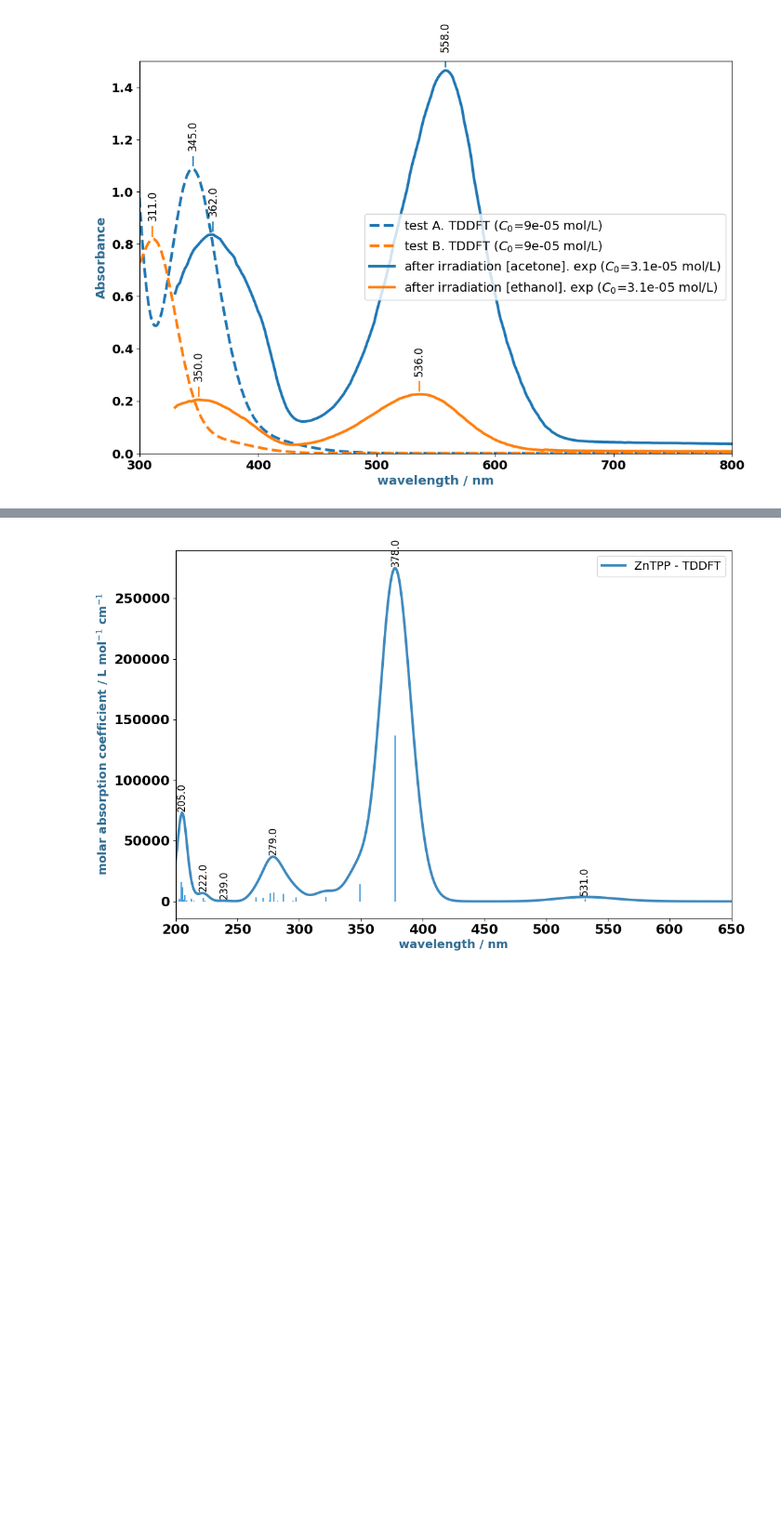
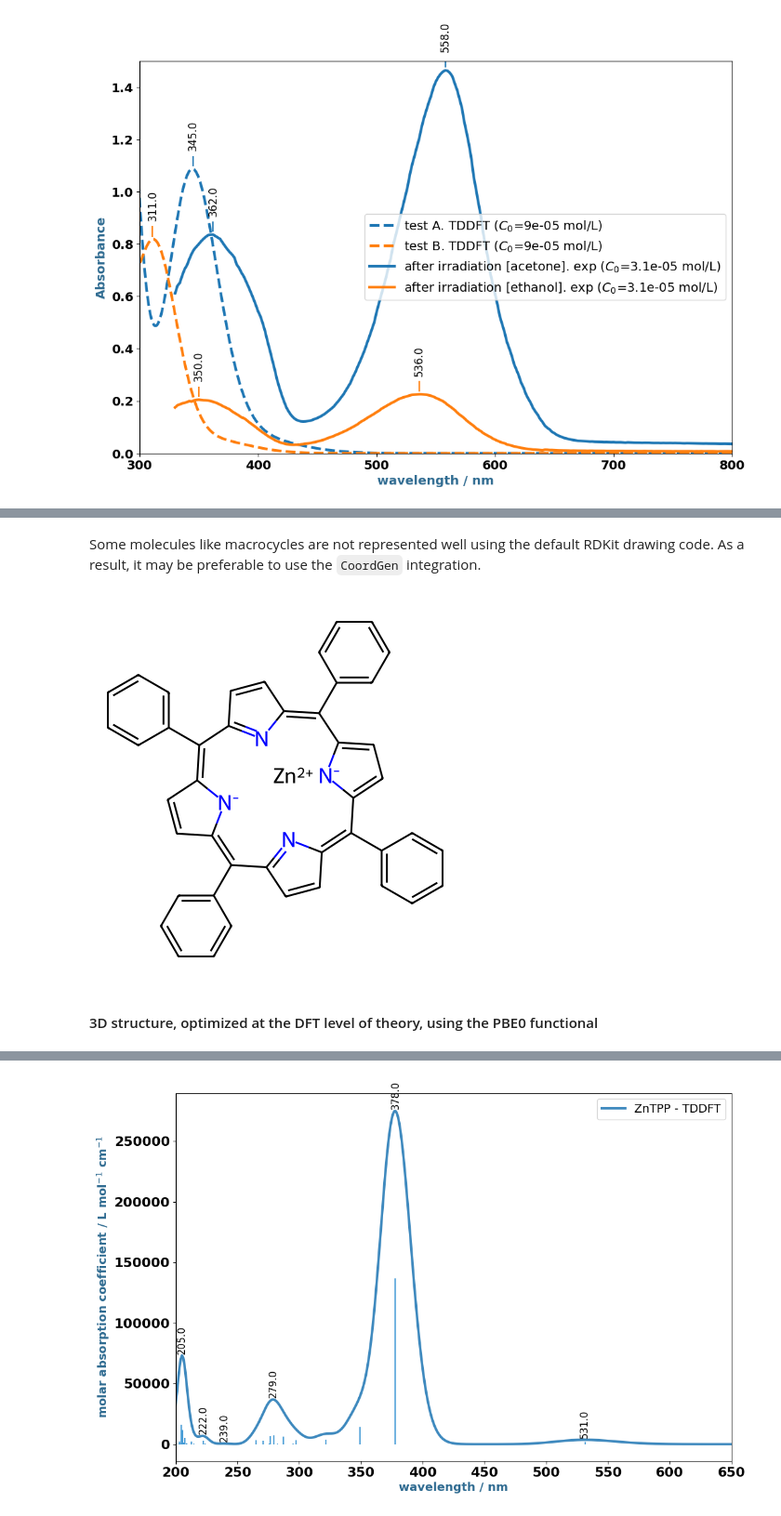
Before and after one commit to rpoteau/pyPhysChem, a Jupyter notebook: EasterEgg.ipynb, the cells around one changed output, grey strips where cells are left out. Shown at 93% size. Cells and saved outputs as stored; diff of their text form; code cells hidden in the pictures; blank space fills up the shorter version.

```diff
--- a/EasterEgg.ipynb
+++ b/EasterEgg.ipynb
@@ -526,0 +540,13 @@ peak   1. 536.0 nm. A = 0.23
+# %% [markdown]
+<div class="rqE">
+
+Some molecules like macrocycles are not represented well using the default RDKit drawing code. As a result, it may be preferable to use the `CoordGen` integration.
+</div>
+# %%
+from rdkit.Chem import rdCoordGen
+rdCoordGen.AddCoords(ZnTPP)
+ZnTPP
+# %% [output]
+[figure, added]
+# %% [markdown]
+#### 3D structure, optimized at the DFT level of theory, using the PBE0 functional
```
Also changed, not shown: parts of 4 cells of this notebook, 4 other files.
